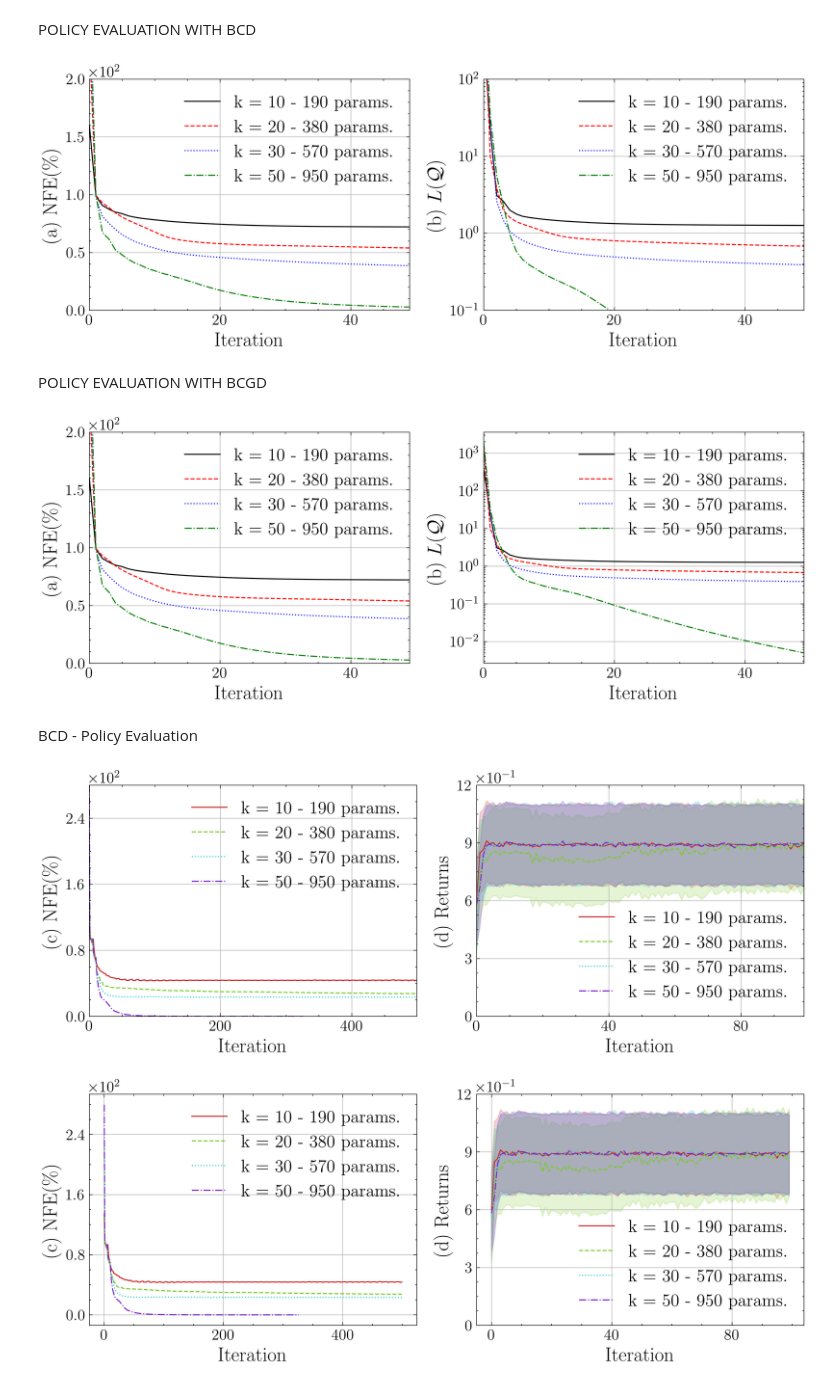
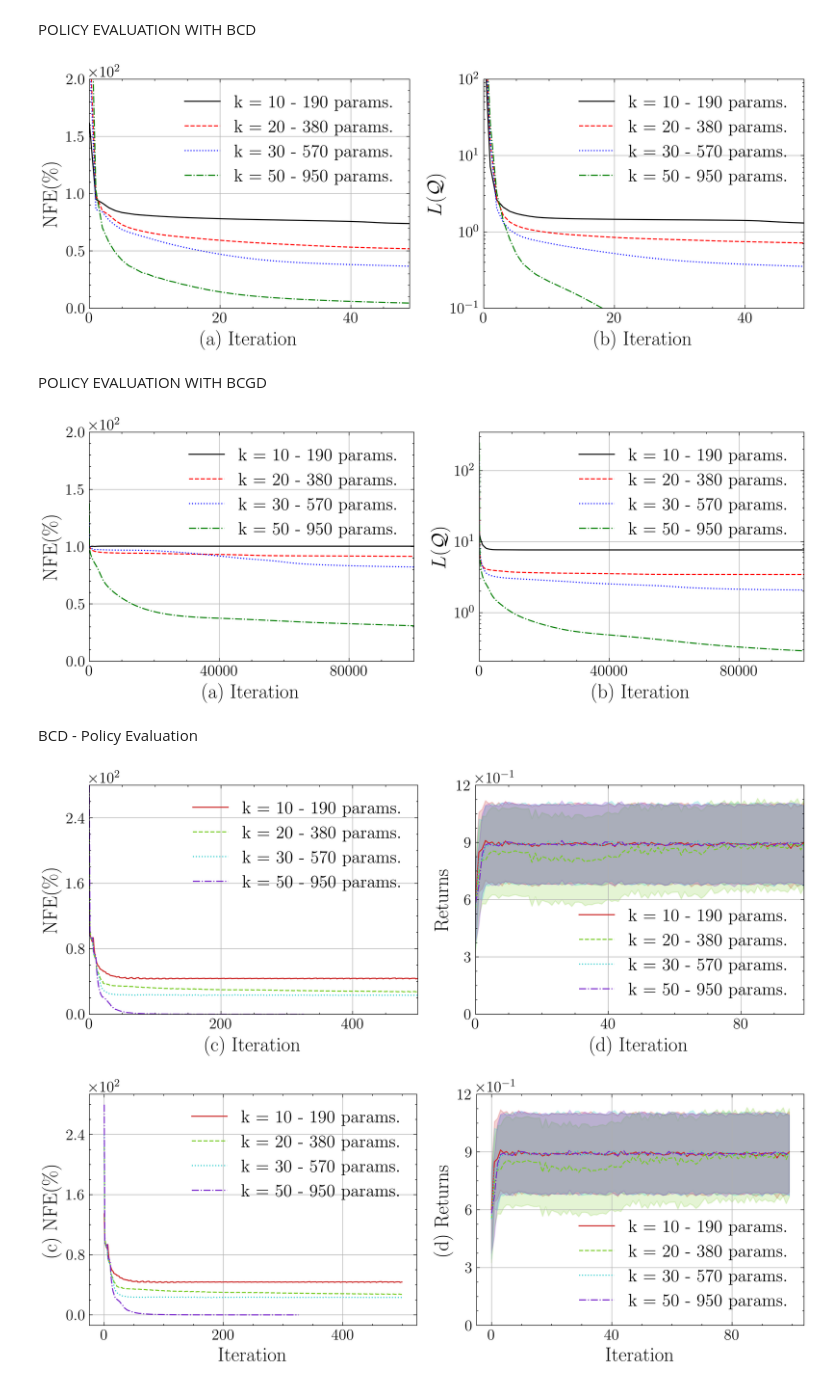
Before and after one commit to sergiorozada12/fhtlr-opt-learning, a Jupyter notebook: experiments.ipynb, the cells around one changed output. Saved outputs shown, nothing was run; the diff lists cells and outputs as text; code cells hidden in the pictures.

Commit message:
Plot change

```diff
--- a/experiments.ipynb
+++ b/experiments.ipynb
@@ -108,8 +116,8 @@ with plt.style.context(['science', 'ieee']):
         axes[0].xaxis.set_major_locator(MaxNLocator(nbins=3))
         axes[0].set_xlim(0, num_iter-1)
         axes[0].set_ylim(0, 200)
-        axes[0].set_xlabel("Iteration",fontsize=18)
-        axes[0].set_ylabel("(a) NFE(\%)",fontsize=18)
+        axes[0].set_xlabel("(a) Iteration",fontsize=18)
+        axes[0].set_ylabel("NFE(\%)",fontsize=18)
         axes[0].legend(loc='upper right')
         axes[0].grid(True)
 
@@ -121,8 +129,8 @@ with plt.style.context(['science', 'ieee']):
         axes[1].xaxis.set_major_locator(MaxNLocator(nbins=3))
         axes[1].set_xlim(0, num_iter-1)
         axes[1].set_ylim(0.1, 100)
-        axes[1].set_xlabel("Iteration",fontsize=18)
-        axes[1].set_ylabel(r"(b) $ L (\mathcal{Q})$ ",fontsize=18)
+        axes[1].set_xlabel("(b) Iteration",fontsize=18)
+        axes[1].set_ylabel(r"$ L (\mathcal{Q})$ ",fontsize=18)
         axes[1].set_yscale('log')
         axes[1].legend(loc='upper right')
         axes[1].grid(True)
@@ -133,7 +141,7 @@ with plt.style.context(['science', 'ieee']):
     # Mostrar la figura
     plt.show()
 # %% [output]
-[figure, old version]
+[figure, new version]
 # %% [markdown]
 POLICY EVALUATION WITH BCGD
 # %%
@@ -181,7 +189,7 @@ for k in k_list:
     errors_list.append(errors)
     conv_list.append(convs)
 # %%
-with open('bcgd.pkl', 'rb') as f:
+with open('bgcd.pkl', 'rb') as f:
 
     data = pickle.load(f) # deserialize using load()
 
@@ -206,38 +214,38 @@ with plt.style.context(['science', 'ieee']):
 
         # Segundo subplot: Coseno
         axes[0].plot(errors/(np.linalg.norm(Q_opt)/100),label = f"k = {k_list[k]} - {(ENV.W*2  + ENV.nA + ENV.H)*k_list[k] } params.")
         axes[0].yaxis.set_major_formatter(ScalarFormatter(useMathText=True))
         axes[0].ticklabel_format(style='scientific', axis='y', scilimits=(0, 0))
         axes[0].yaxis.set_major_locator(MaxNLocator(nbins=4))
         axes[0].xaxis.set_major_locator(MaxNLocator(nbins=3))
         axes[0].set_xlim(0, num_iter -1)
         axes[0].set_ylim(0, 200)
-        axes[0].set_xlabel("Iteration",fontsize=18)
-        axes[0].set_ylabel("(a) NFE(\%)",fontsize=18)
+        axes[0].set_xlabel("(a) Iteration",fontsize=18)
+        axes[0].set_ylabel("NFE(\%)",fontsize=18)
         axes[0].legend(loc='upper right')
         axes[0].grid(True)
 
         # Tercer subplot: Tangente
         axes[1].plot(fo_values ,label = f"k = {k_list[k]} - {(ENV.W*2 + ENV.nA + ENV.H)*k_list[k] } params.")
         axes[1].yaxis.set_major_formatter(ScalarFormatter(useMathText=True))
         axes[1].ticklabel_format(style='scientific', axis='y', scilimits=(0, 0))
         axes[1].yaxis.set_major_locator(MaxNLocator(nbins=4))
         axes[1].xaxis.set_major_locator(MaxNLocator(nbins=3))
         axes[1].set_xlim(0, num_iter-1)
         #axes[1].set_ylim(0.1, 100)
-        axes[1].set_xlabel("Iteration",fontsize=18)
-        axes[1].set_ylabel(r"(b) $ L (\mathcal{Q})$ ",fontsize=18)
+        axes[1].set_xlabel("(b) Iteration",fontsize=18)
+        axes[1].set_ylabel(r"$ L (\mathcal{Q})$ ",fontsize=18)
         axes[1].set_yscale('log')
         axes[1].legend(loc='upper right')
         axes[1].grid(True)
 
     # Ajustar el espacio entre subplots
     plt.tight_layout()
 
     # Mostrar la figura
     plt.show()
 # %% [output]
-[figure, old version]
+[figure, new version]
 # %% [markdown]
 BCD - Policy Evaluation
 # %%
@@ -346,8 +354,8 @@ with plt.style.context(['science', 'ieee']):
         axes[0].xaxis.set_major_locator(MaxNLocator(nbins=3))
         axes[0].set_xlim(0, x_lim -1)
         axes[0].set_ylim(0, 280)
-        axes[0].set_xlabel("Iteration",fontsize=18)
-        axes[0].set_ylabel("(c) NFE(\%)",fontsize=18)
+        axes[0].set_xlabel("(c) Iteration",fontsize=18)
+        axes[0].set_ylabel("NFE(\%)",fontsize=18)
         axes[0].legend(loc='upper right')
         axes[0].grid(True)
 
@@ -365,8 +373,8 @@ with plt.style.context(['science', 'ieee']):
         axes[1].xaxis.set_major_locator(MaxNLocator(nbins=3))
         axes[1].set_xlim(0, policy_num_iter - 1)
         axes[1].set_ylim(0, 1.2)
-        axes[1].set_xlabel("Iteration",fontsize=18)
-        axes[1].set_ylabel(r"(d) Returns ",fontsize=18)
+        axes[1].set_xlabel("(d) Iteration",fontsize=18)
+        axes[1].set_ylabel(r"Returns ",fontsize=18)
         axes[1].legend(loc='lower right')
         axes[1].grid(True)
 
@@ -376,7 +384,7 @@ with plt.style.context(['science', 'ieee']):
     # Mostrar la figura
     plt.show()
 # %% [output]
-[figure, old version]
+[figure, new version]
 # %%
 k_list = [50]
 scale = 0.7
```
Also changed, not shown: parts of 4 cells of this notebook, 2 other files.
